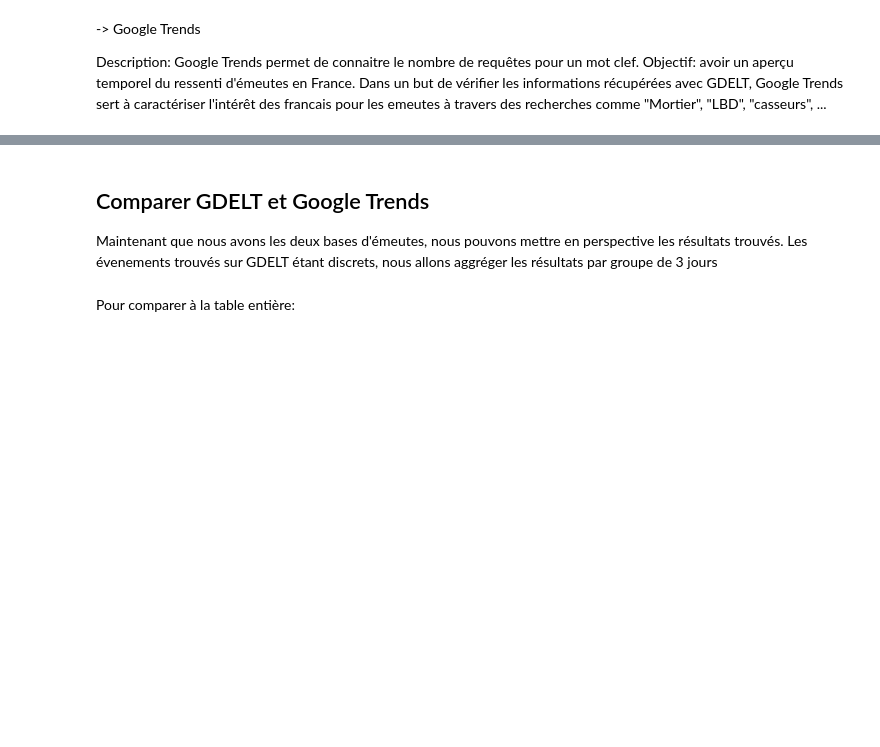
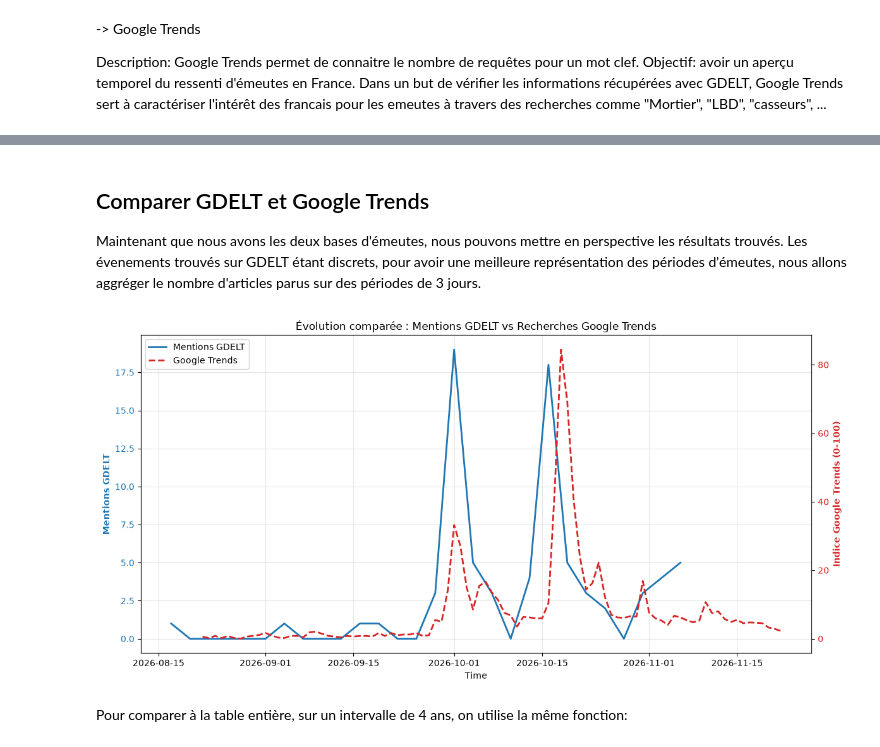
Before and after one commit to mathsomm/Des_chiffres_et_des_emeutes, a Jupyter notebook: Projet_main.ipynb, the cells around one changed output, grey strips where cells are left out. Cells and saved outputs as stored; diff of their text form; code cells hidden in the pictures; blank space fills up the shorter version.

```diff
--- a/Projet_main.ipynb
+++ b/Projet_main.ipynb
@@ -112,24 +98,27 @@ HTTPError: 429 Client Error: Too Many Requests for url: https://www.google.com/s
 # %% [markdown]
 ## Comparer GDELT et Google Trends
 
-Maintenant que nous avons les deux bases d'émeutes, nous pouvons mettre en perspective les résultats trouvés. Les évenements trouvés sur GDELT étant discrets, nous allons aggréger les résultats par groupe de 3 jours
+Maintenant que nous avons les deux bases d'émeutes, nous pouvons mettre en perspective les résultats trouvés. Les évenements trouvés sur GDELT étant discrets, pour avoir une meilleure représentation des périodes d'émeutes, nous allons aggréger le nombre d'articles parus sur des périodes de 3 jours.
 # %%
-def comparer_GDELT_Gtrend(self, df_gdelt, aggregation_periode = "3D", afficher=False):
-    df_gdelt['observed_at'] = pd.to_datetime(df_gdelt['observed_at']).dt.tz_localize(None)
-
+def comparer_GDELT_Gtrend(G_trend_class, df_gdelt, aggregation_periode = "3D", afficher=False):
     # Pour aggréger par x jours ( mettre "xD" en periode ou 'W-SUN' pour une semaine)
     df_gdelt_weekly = (
         df_gdelt
-        .resample(aggregation_periode, on='observed_at')
+        .resample(aggregation_periode, on='Time')
         .size()
         .reset_index(name='nb_emeutes')
     )
 
-    # Renommer la colonne pour qu'elle ait le même nom que dans df_trends
-    df_gdelt_weekly = df_gdelt_weekly.rename(columns={'observed_at': 'Time'})
+    G_trend_class.comparer_GDELT_plot(df_gdelt_weekly)
 
-    G_trend.comparer_GDELT_plot(df_gdelt_weekly)
+# Bien définir la date
+if not "Time"  in df_GDELT_small.columns:
+    df_GDELT_small = df_GDELT_small.rename(columns={'observed_at': 'Time'})
+    df_GDELT_small['Time'] = pd.to_datetime(df_GDELT_small['Time']).dt.tz_localize(None)
 
-G_trend.comparer_GDELT_Gtrend(df_GDELT_small, "3D")
+
+comparer_GDELT_Gtrend(G_trend, df_GDELT_small, "3D")
+# %% [output]
+[figure, added]
 # %% [markdown]
-Pour comparer à la table entière:
+Pour comparer à la table entière, sur un intervalle de 4 ans, on utilise la même fonction:
```
Also changed, not shown: parts of 10 cells of this notebook, 3 other files.
